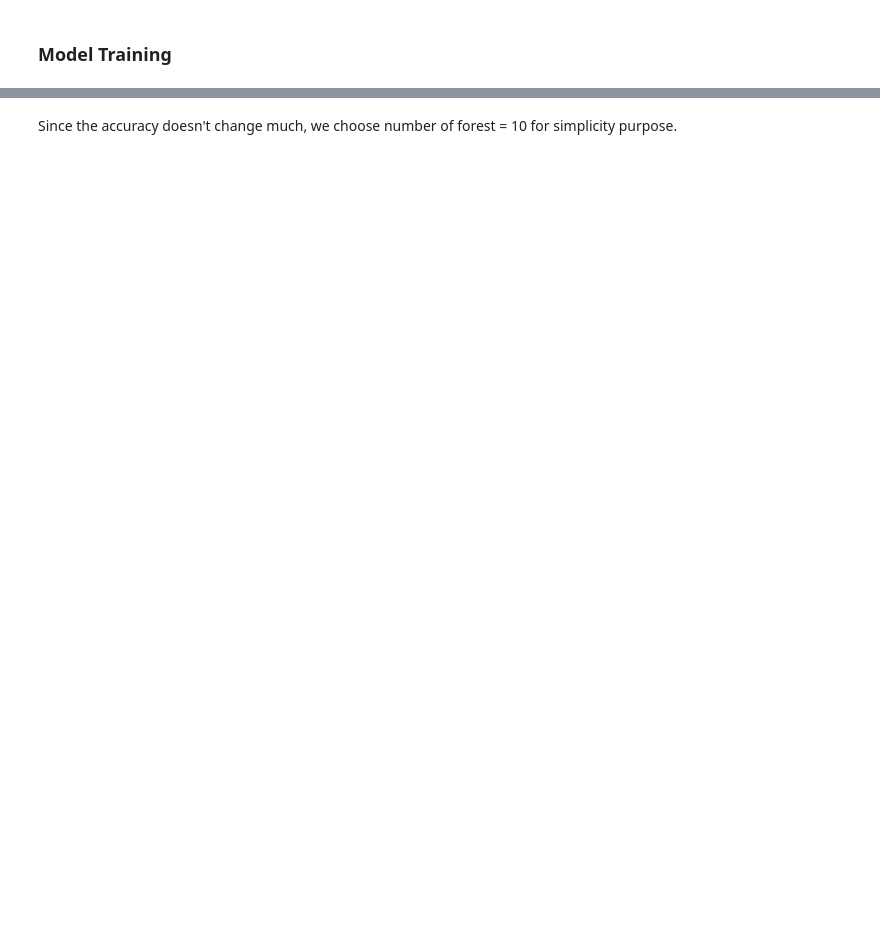
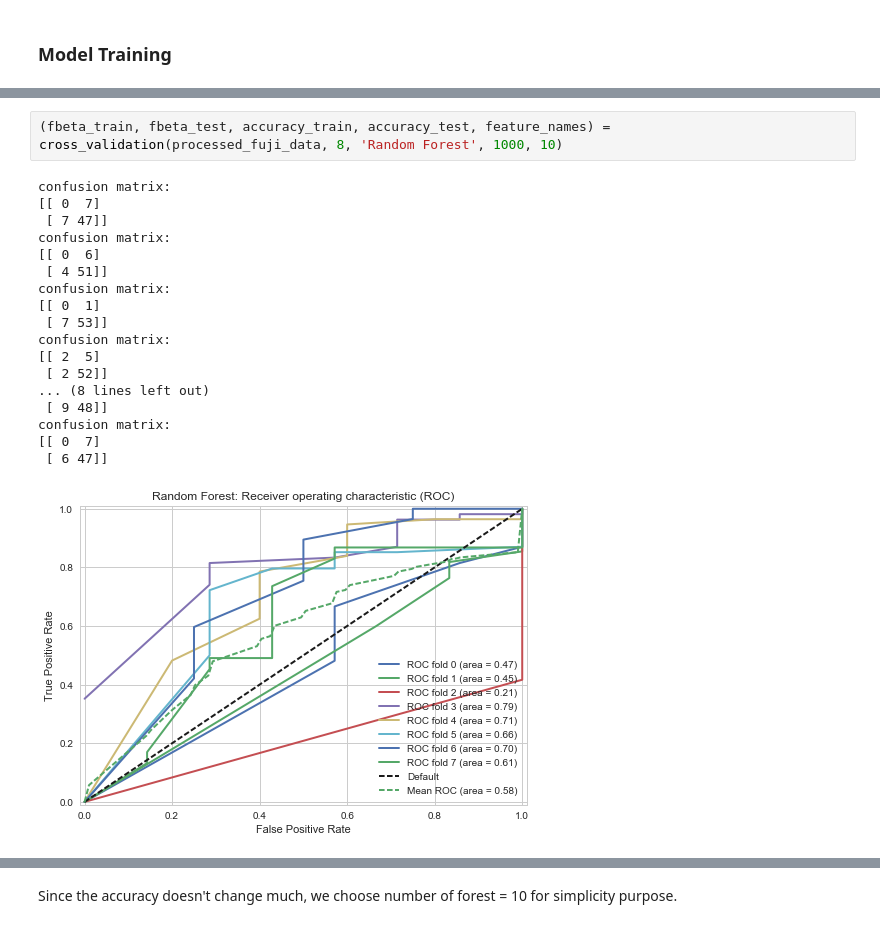
Before and after one commit to nikhilba/Epinions-Sentiment-Analysis, a Jupyter notebook: Analysis/Sentiment_Analysis.ipynb, the cells around one changed output, grey strips where cells are left out. Drawn from its saved outputs; the diff is of its cells as text; blank space fills up the shorter version.

```diff
--- a/Analysis/Sentiment_Analysis.ipynb
+++ b/Analysis/Sentiment_Analysis.ipynb
@@ -551,0 +586,21 @@ Features: 1900 | Fbeta Score: 0.0 | Accuracy Score: 0.907547814208
+# %%
+(fbeta_train, fbeta_test, accuracy_train, accuracy_test, feature_names) = cross_validation(processed_fuji_data, 8, 'Random Forest', 1000, 10)
+# %% [output]
+confusion matrix:
+[[ 0  7]
+ [ 7 47]]
+confusion matrix:
+[[ 0  6]
+ [ 4 51]]
+confusion matrix:
+[[ 0  1]
+ [ 7 53]]
+confusion matrix:
+[[ 2  5]
+ [ 2 52]]
+... (8 lines left out)
+ [ 9 48]]
+confusion matrix:
+[[ 0  7]
+ [ 6 47]]
+[figure, added]
```
Also changed, not shown: parts of 17 cells of this notebook.
